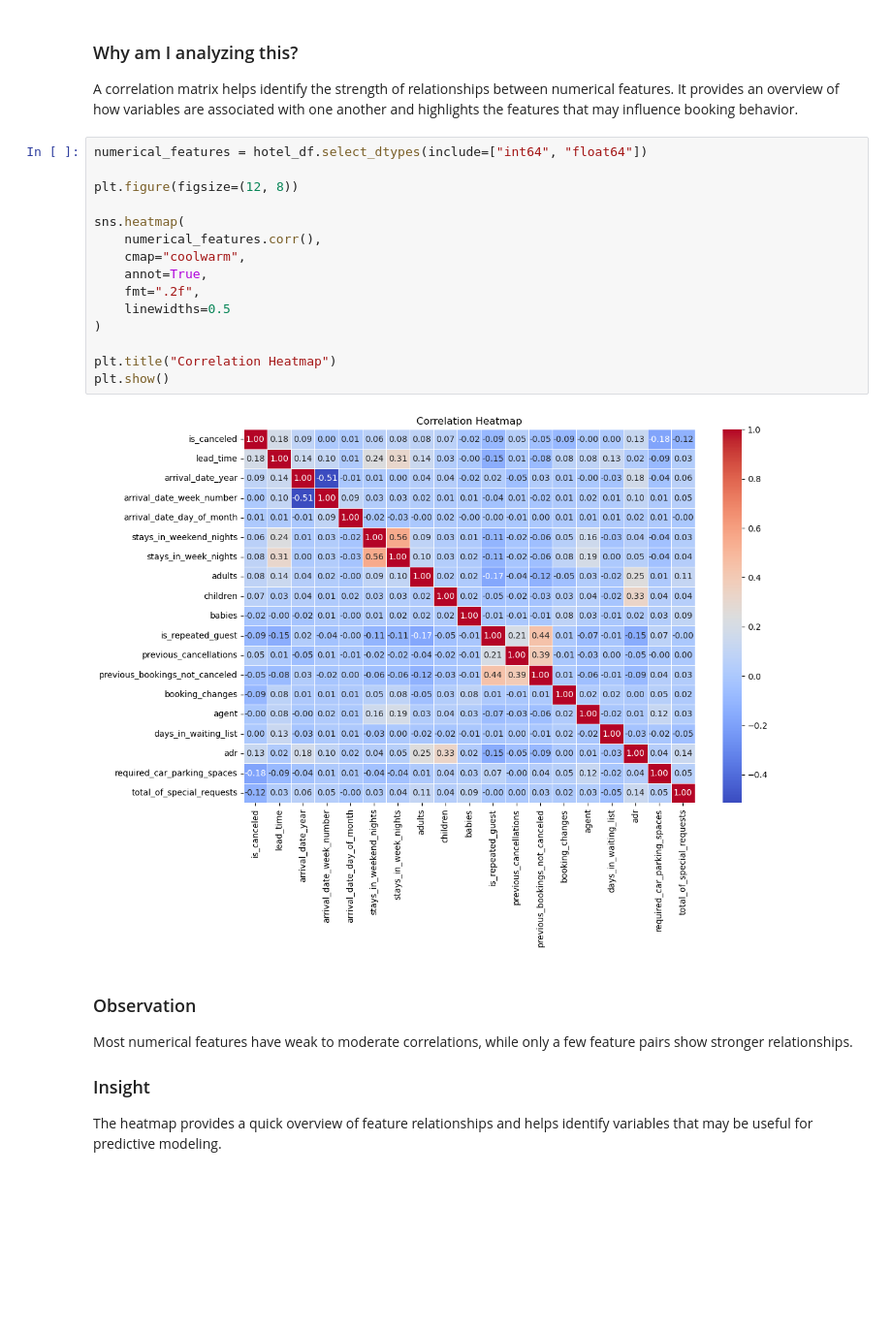
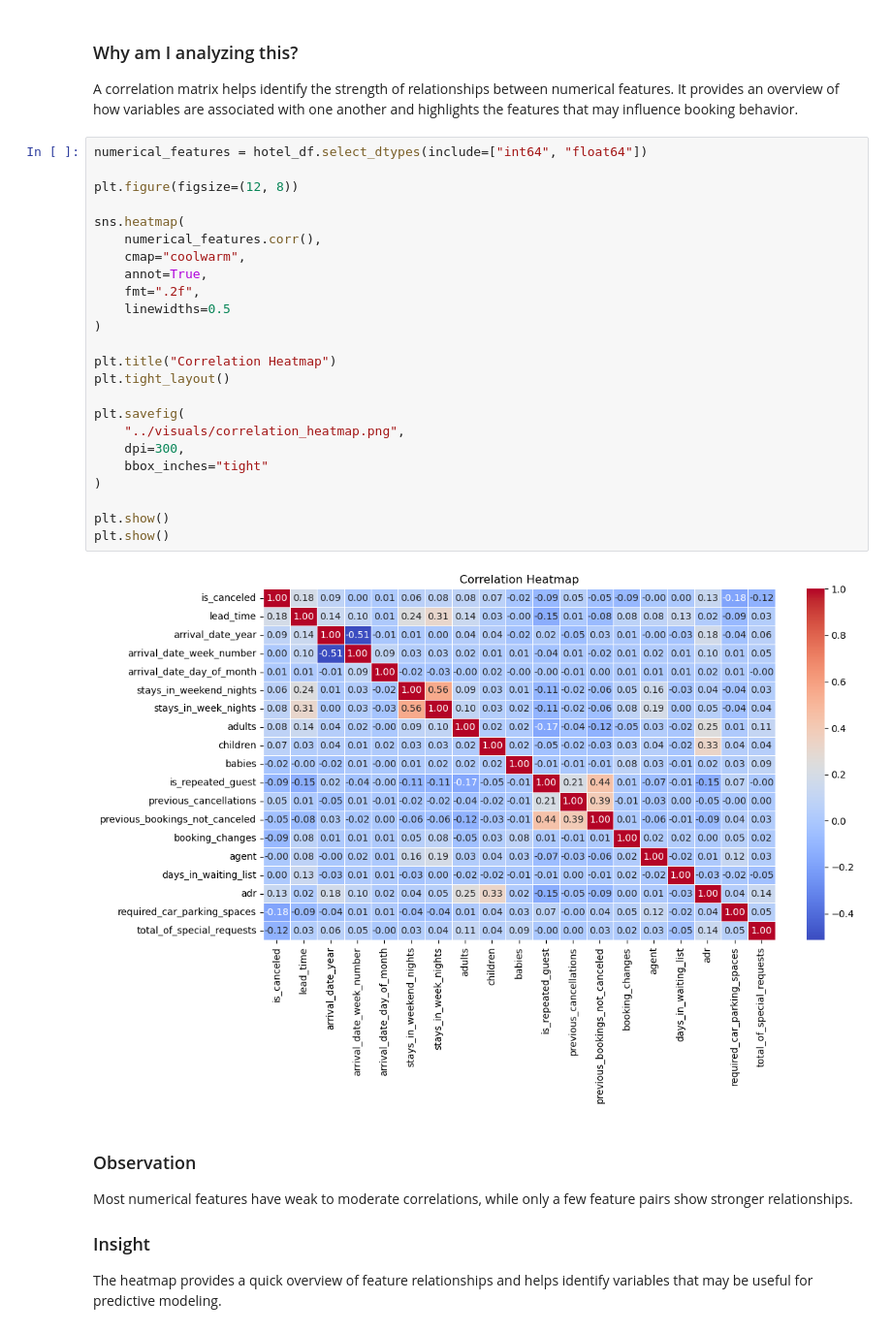
Before and after one commit to Pallavi415/Hotel-Booking-Analytics, a Jupyter notebook: notebooks/05_Multivariate_Analysis.ipynb, the cells around one changed output. Shown at 97% size. Drawn from its saved outputs; the diff is of its cells as text; blank space fills up the shorter version.

Commit message:
Add visualization images and update analysis notebooks

```diff
--- a/notebooks/05_Multivariate_Analysis.ipynb
+++ b/notebooks/05_Multivariate_Analysis.ipynb
@@ -25,20 +25,29 @@ A correlation matrix helps identify the strength of relationships between numeri
 # %%
 numerical_features = hotel_df.select_dtypes(include=["int64", "float64"])
 
 plt.figure(figsize=(12, 8))
 
 sns.heatmap(
     numerical_features.corr(),
     cmap="coolwarm",
     annot=True,
     fmt=".2f",
     linewidths=0.5
 )
 
 plt.title("Correlation Heatmap")
+plt.tight_layout()
+
+plt.savefig(
+    "../visuals/correlation_heatmap.png",
+    dpi=300,
+    bbox_inches="tight"
+)
+
 plt.show()
+plt.show()
 # %% [output]
-[figure, old version]
+[figure, new version]
 # %% [markdown]
 ### Observation
 
```
Also changed, not shown: parts of 3 cells of this notebook, 7 other files.
